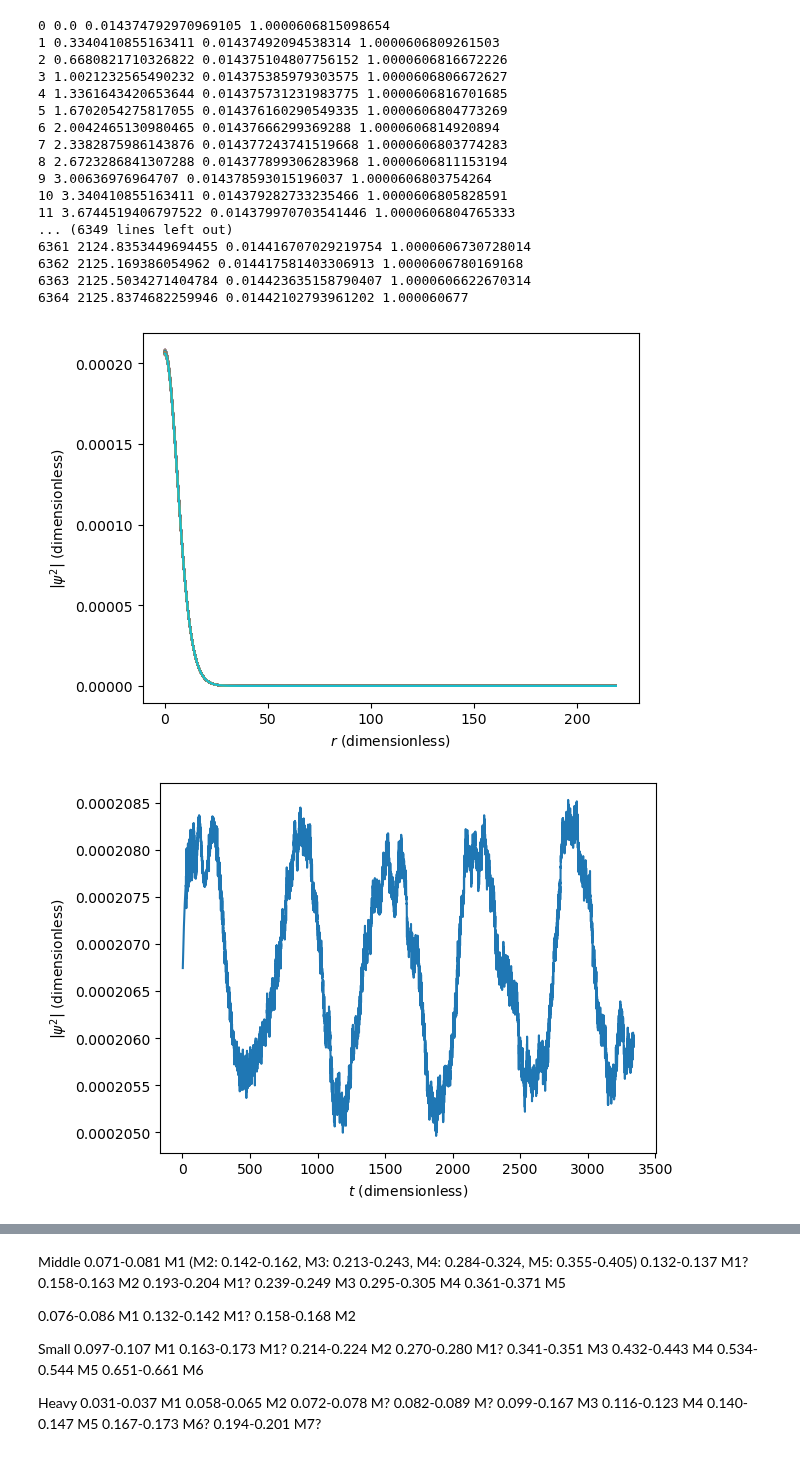
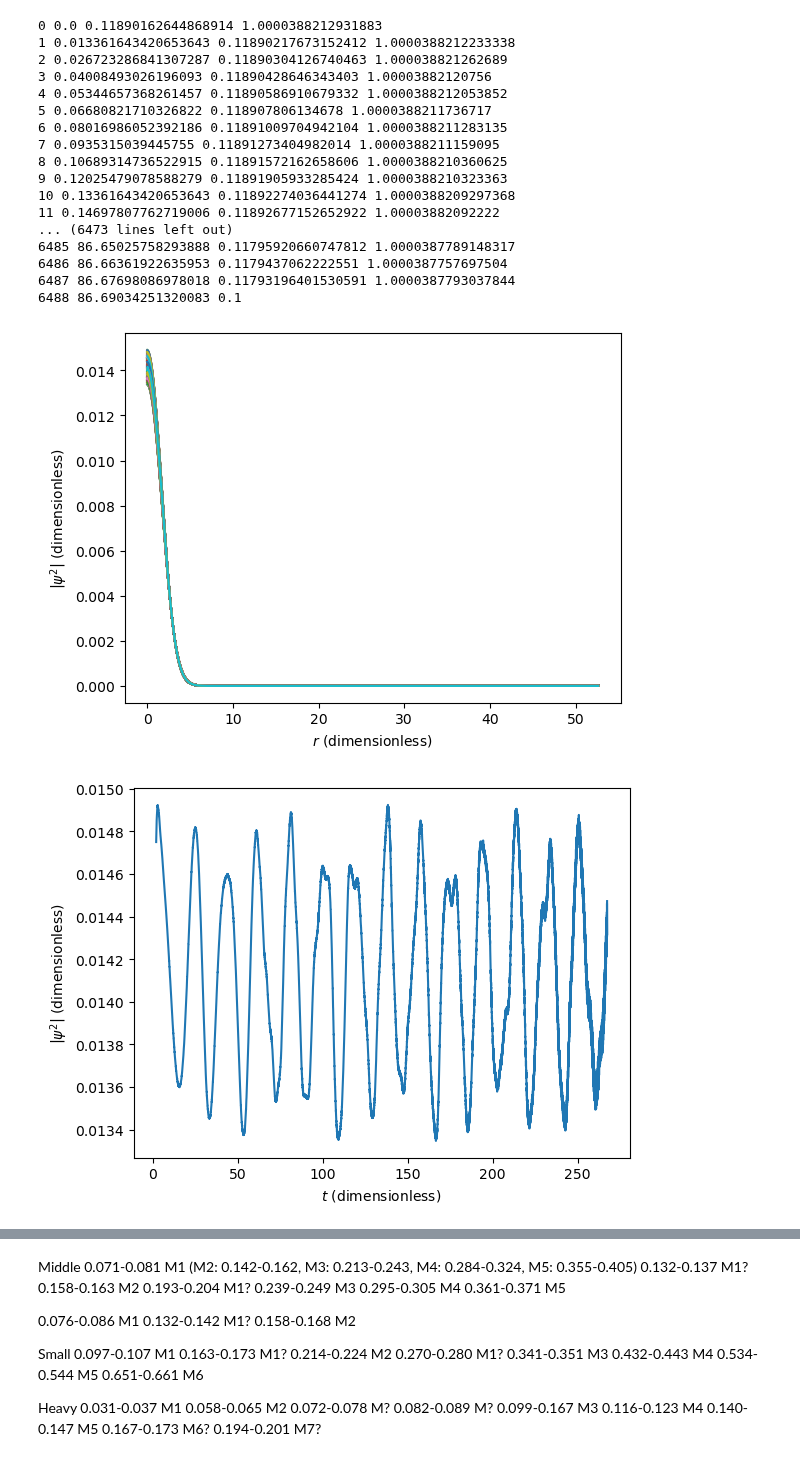
Before and after one commit to bkklee/BosonStar, a Jupyter notebook: Crank-Nicolson_v4_not_work.ipynb, the cells around one changed output, grey strips where cells are left out. Drawn from its saved outputs; the diff is of its cells as text; code cells hidden in the pictures.

```diff
--- a/Crank-Nicolson_v4_not_work.ipynb
+++ b/Crank-Nicolson_v4_not_work.ipynb
@@ -11,19 +11,19 @@ my_func = CDLL(file)
 
 #Middle
 massInCU = 2e-77
-aInCU = 1e-74
+aInCU = 1e-72
 totalMassInCU = 0.1
 #dtInCU = 1000.0
 #bigT = 100000
-dtInCU = 1000.0
-bigT = 10000
+dtInCU = 4000.0
+bigT = 20000
 # %%
 bosonStar = outputProfile(massInCU, aInCU, totalMassInCU, 500)
 x = bosonStar["x"]
 psi = bosonStar["profile"]
 
 dx = x[1]-x[0]
-for i in range(500):
+for i in range(600):
     x = np.append(x, x[-1]+dx)
     psi = np.append(psi, psi[-1])
 
@@ -188,12 +172,12 @@ quantumPressure = []
 
 ts = []
 oldGM = GM
-newGM = GM*1.1
+newGM = GM*1.05
 for t in range(bigT):
     #Pertubation
-    if(t*dt<3.0):
+    if(t*dt<2.0):
         GM = newGM
-    if(t*dt>=3.0):
+    if(t*dt>=2.0):
         GM = oldGM
 
     setupT()
@@ -238,58 +222,58 @@ for t in range(bigT):
         hBarInCU = 1.1977151493389159e-76
         setupV2Grav()
         np.set_printoptions(threshold=np.inf)
 
         rhoTemp = np.absolute(psi)*np.absolute(psi)/Ra/Ra/Ra*totalMass*5.1550e96*0.001*1.619e-18
         pressure = 2.0*np.pi*aInCU*hBarInCU*hBarInCU/massInCU/massInCU/massInCU*rhoTemp*rhoTemp
         pressureGradients = np.gradient(pressure, x*Ra*1.616e-35*100*6.77193e-6, edge_order=2)
         gravitationalPotential = phi*Ra*Ra*omegaA*omegaA*1.616e-35*100*6.77193e-6*1.616e-35*100*6.77193e-6/5.391e-44/5.391e-44/2.03017e5/2.03017e5
 
         dRhodx = np.gradient(np.sqrt(rhoTemp), x*Ra*1.616e-35*100*6.77193e-6, edge_order=2)
         d2Rhodx = np.gradient(dRhodx, x*Ra*1.616e-35*100*6.77193e-6, edge_order=2)
         quantumPotential = -hBarCU*hBarCU/2.0/massInCU*(d2Rhodx + 2.0/(x*Ra*1.616e-35*100*6.77193e-6)*dRhodx)/np.sqrt(rhoTemp)
 
         plt.plot(x*Ra*1.616e-35*100*6.77193e-6, pressureGradients/rhoTemp)
         plt.plot(x*Ra*1.616e-35*100*6.77193e-6, np.gradient(gravitationalPotential, x*Ra*1.616e-35*100*6.77193e-6, edge_order=2))
         plt.plot(x*Ra*1.616e-35*100*6.77193e-6, np.gradient(quantumPotential, x*Ra*1.616e-35*100*6.77193e-6)/massInCU)
 
         plt.xlim(0.0,10000.0)
         plt.ylim(-3e-8,3e-8)
         #print(np.gradient(quantumPotential[100:1500], x[100:1500]*Ra*1.616e-35*100*6.77193e-6)/massInCU)
         #print(x[100]*Ra*1.616e-35*100*6.77193e-6)
         plt.show()
         '''
 
         plt.plot(x, np.absolute(psi)*np.absolute(psi))
 
 plt.xlabel(r"$r$ (dimensionless)")
 plt.ylabel(r"$\left | \psi^2 \right |$ (dimensionless)")
 plt.show()
 # %% [output]
-0 0.0 0.014374792970969105 1.0000606815098654
-1 0.3340410855163411 0.01437492094538314 1.0000606809261503
-2 0.6680821710326822 0.014375104807756152 1.0000606816672226
-3 1.0021232565490232 0.014375385979303575 1.0000606806672627
-4 1.3361643420653644 0.014375731231983775 1.0000606816701685
-5 1.6702054275817055 0.014376160290549335 1.0000606804773269
-6 2.0042465130980465 0.01437666299369288 1.0000606814920894
-7 2.3382875986143876 0.014377243741519668 1.0000606803774283
-8 2.6723286841307288 0.014377899306283968 1.0000606811153194
-9 3.00636976964707 0.014378593015196037 1.0000606803754264
-10 3.340410855163411 0.014379282733235466 1.0000606805828591
-11 3.6744519406797522 0.014379970703541446 1.0000606804765333
-... (6349 lines left out)
-6361 2124.8353449694455 0.014416707029219754 1.0000606730728014
-6362 2125.169386054962 0.014417581403306913 1.0000606780169168
-6363 2125.5034271404784 0.014423635158790407 1.0000606622670314
-6364 2125.8374682259946 0.01442102793961202 1.000060677
+0 0.0 0.11890162644868914 1.0000388212931883
+1 0.013361643420653643 0.11890217673152412 1.0000388212233338
+2 0.026723286841307287 0.11890304126740463 1.000038821262689
+3 0.04008493026196093 0.11890428646343403 1.00003882120756
+4 0.05344657368261457 0.11890586910679332 1.0000388212053852
+5 0.06680821710326822 0.118907806134678 1.0000388211736717
+6 0.08016986052392186 0.11891009704942104 1.0000388211283135
+7 0.0935315039445755 0.11891273404982014 1.0000388211159095
+8 0.10689314736522915 0.11891572162658606 1.0000388210360625
+9 0.12025479078588279 0.11891905933285424 1.0000388210323363
+10 0.13361643420653643 0.11892274036441274 1.0000388209297368
+11 0.14697807762719006 0.11892677152652922 1.00003882092222
+... (6473 lines left out)
+6485 86.65025758293888 0.11795920660747812 1.0000387789148317
+6486 86.66361922635953 0.1179437062222551 1.0000387757697504
+6487 86.67698086978018 0.11793196401530591 1.0000387793037844
+6488 86.69034251320083 0.1
-[figure, old version]
+[figure, new version]
 # %%
 plt.plot(ts, hello)
 plt.xlabel(r"$t$ (dimensionless)")
 plt.ylabel(r"$\left | \psi^2 \right |$ (dimensionless)")
 plt.show()
 # %% [output]
-[figure, old version]
+[figure, new version]
 # %%
 sp = np.fft.fft(hello)
 freq = np.fft.fftfreq(len(hello), d=dt)*omegaA/5.391247e-44
```
Also changed, not shown: parts of 11 cells of this notebook, 3 other files.
